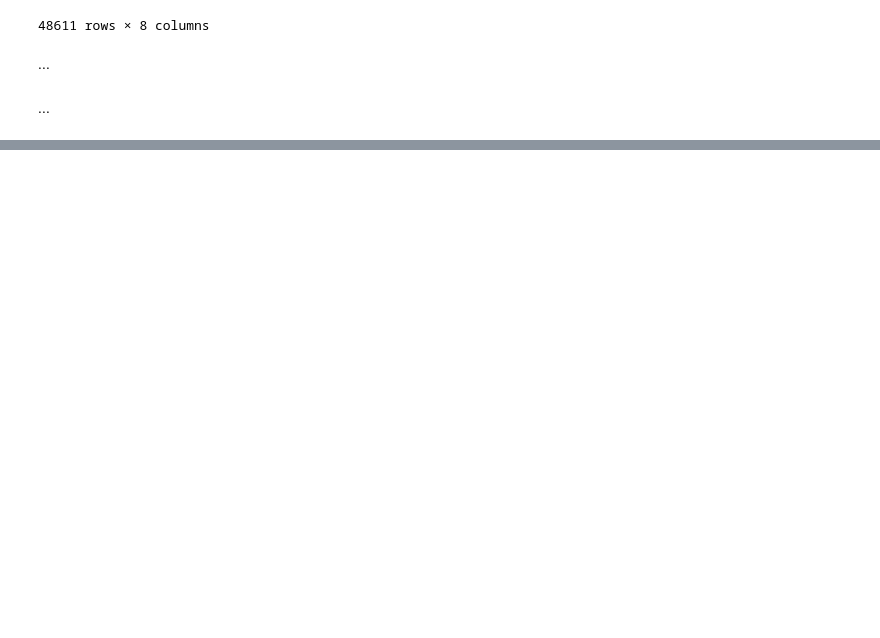
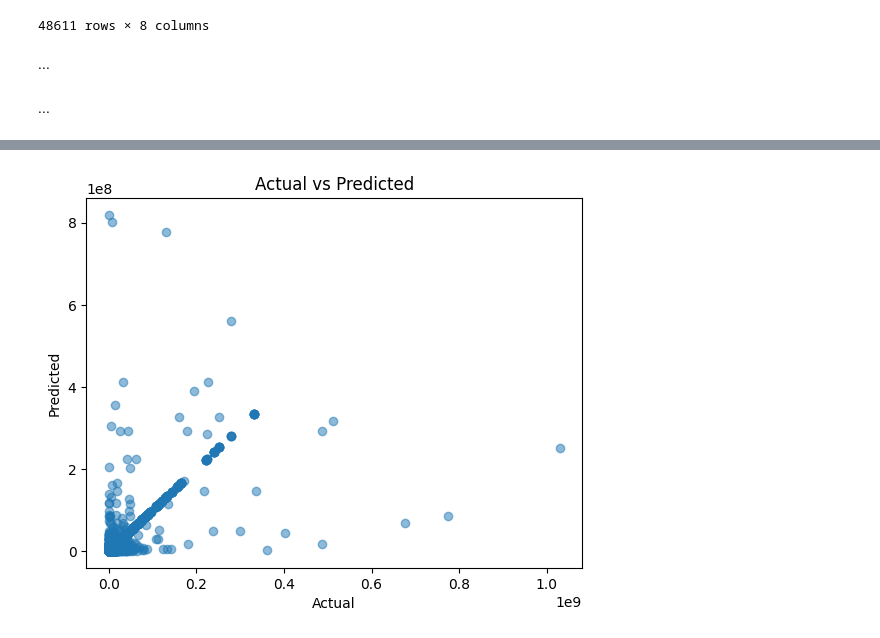
Before and after one commit to kuhyx/WUT_Computer_Science, a Jupyter notebook: main.ipynb, the cells around one changed output, grey strips where cells are left out. Saved outputs shown, nothing was run; the diff lists cells and outputs as text; code cells hidden in the pictures; blank space fills up the shorter version.

```diff
--- a/main.ipynb
+++ b/main.ipynb
@@ -242,3 +242,12 @@ df_data = df_data.drop(['key_0', 'Kod_fina_2'], axis=1)
+# %%
+df_data = df_data.merge(df_ludn_1, left_on=[df_data['Kod'].str.slice(stop=-1), 'Rok'], right_on=[df_ludn_1['Kod'].str.slice(stop=-1), 'Rok'], how='left', suffixes=(None, '_ludn_1'))
+df_data = df_data.drop(['key_0', 'Kod_ludn_1'], axis=1)
+
+df_data = df_data.merge(df_ludn_2, left_on=[df_data['Kod'].str.slice(stop=-1), 'Rok'], right_on=[df_ludn_2['Kod'].str.slice(stop=-1), 'Rok'], how='left', suffixes=(None, '_ludn_2'))
+df_data = df_data.drop(['key_0', 'Kod_ludn_2'], axis=1)
+
+df_data = df_data.merge(df_ludn_3, left_on=[df_data['Kod'].str.slice(stop=-1), 'Rok'], right_on=[df_ludn_3['Kod'].str.slice(stop=-1), 'Rok'], how='left', suffixes=(None, '_ludn_3'))
+df_data = df_data.drop(['key_0', 'Kod_ludn_3'], axis=1)
 # %% [markdown]
 ...
 # %%
@@ -263,0 +356,8 @@ Preprocessing
+# %%
+plt.scatter(y_test, y_pred, alpha=0.5)
+plt.xlabel('Actual')
+plt.ylabel('Predicted')
+plt.title('Actual vs Predicted')
+plt.show()
+# %% [output]
+[figure, added]
```
Also changed, not shown: parts of 9 cells of this notebook.
